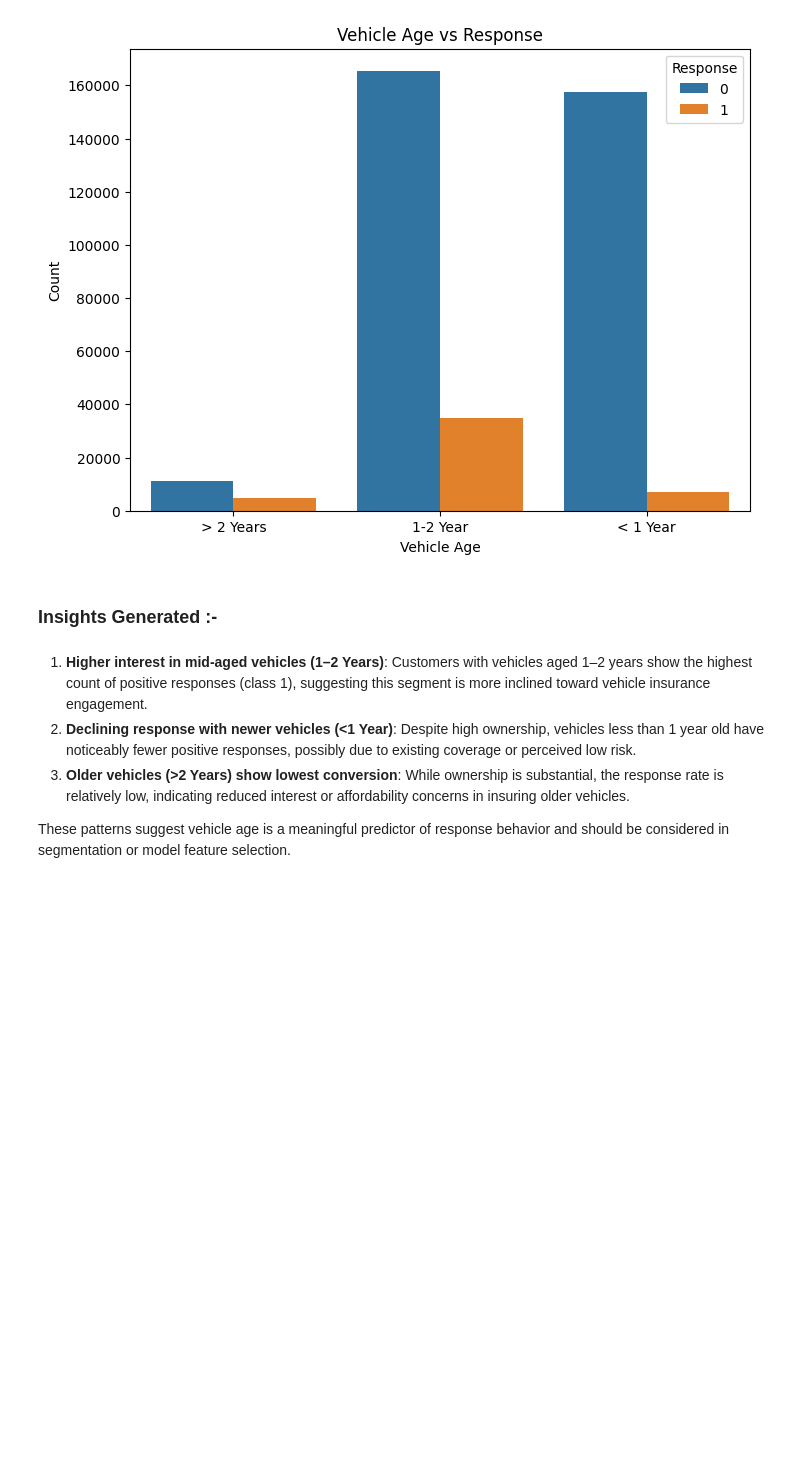
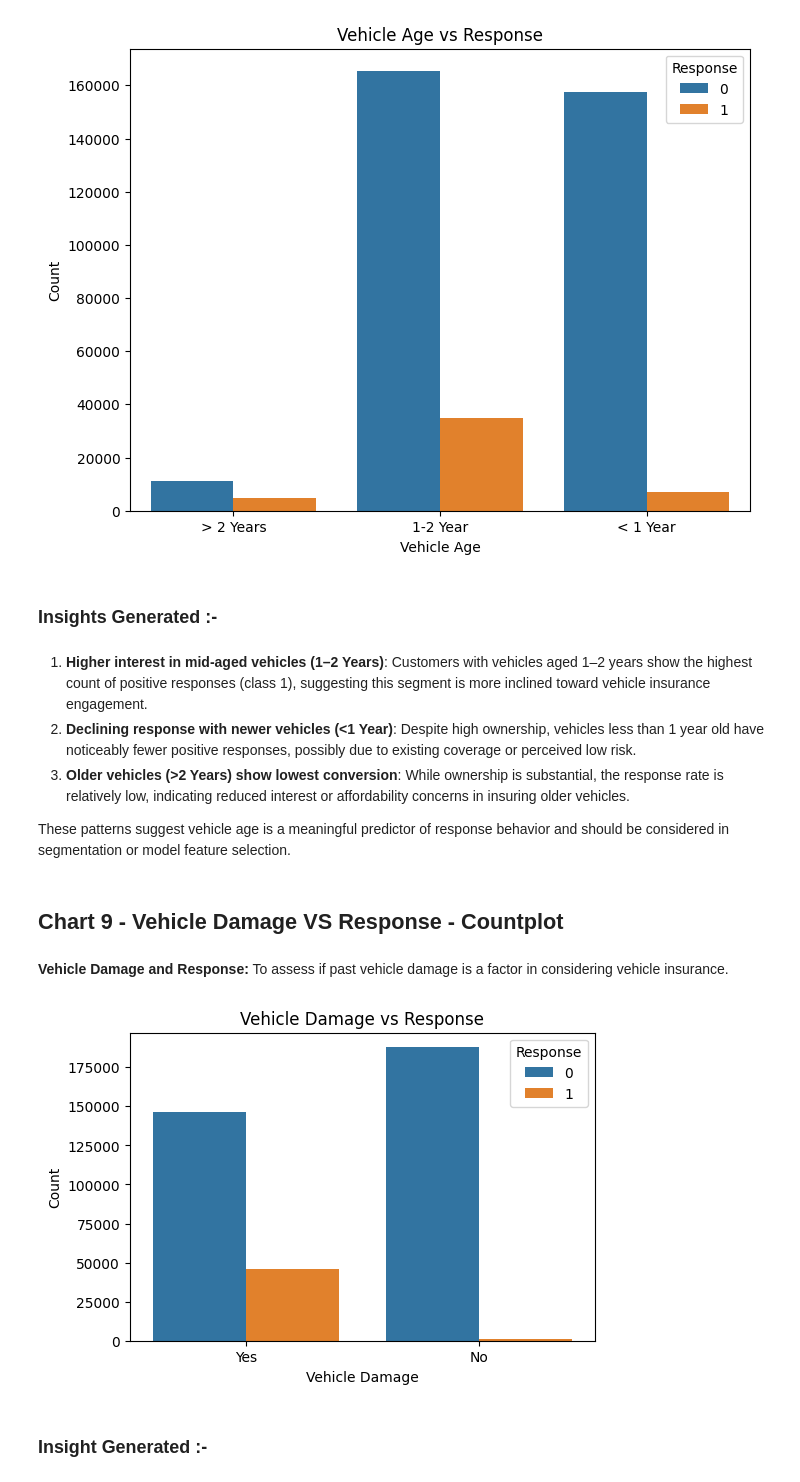
Before and after one commit to Ash99-commits/ML_Health_Insurance_Customers_CrossSell_Prediction, a Jupyter notebook: Health2Vehicle_CrossSell_Insurance_Prediction_by_Ashwani_Kumar_Patra.ipynb, the cells around one changed output. Saved outputs shown, nothing was run; the diff lists cells and outputs as text; code cells hidden in the pictures; blank space fills up the shorter version.

Commit message:
Successfully visualized and driven insights from Chart 9 - Vehicle Damage VS Response - Countplot.

```diff
--- a/Health2Vehicle_CrossSell_Insurance_Prediction_by_Ashwani_Kumar_Patra.ipynb
+++ b/Health2Vehicle_CrossSell_Insurance_Prediction_by_Ashwani_Kumar_Patra.ipynb
@@ -462,3 +463,20 @@ plt.show()
 3. **Older vehicles (>2 Years) show lowest conversion**: While ownership is substantial, the response rate is relatively low, indicating reduced interest or affordability concerns in insuring older vehicles.
 
 These patterns suggest vehicle age is a meaningful predictor of response behavior and should be considered in segmentation or model feature selection.
+# %% [markdown]
+## Chart 9 - Vehicle Damage VS Response - Countplot
+# %% [markdown]
+**Vehicle Damage and Response:** To assess if past vehicle damage is a factor in considering vehicle insurance.
+# %%
+plt.figure(figsize=(6, 4))
+
+sns.countplot(x='Vehicle_Damage', hue='Response', data=data)
+
+plt.title('Vehicle Damage vs Response')
+plt.xlabel('Vehicle Damage')
+plt.ylabel('Count')
+plt.show()
+# %% [output]
+[figure, added]
+# %% [markdown]
+### Insight Generated :-
```
Also changed, not shown: parts of 2 cells of this notebook.
